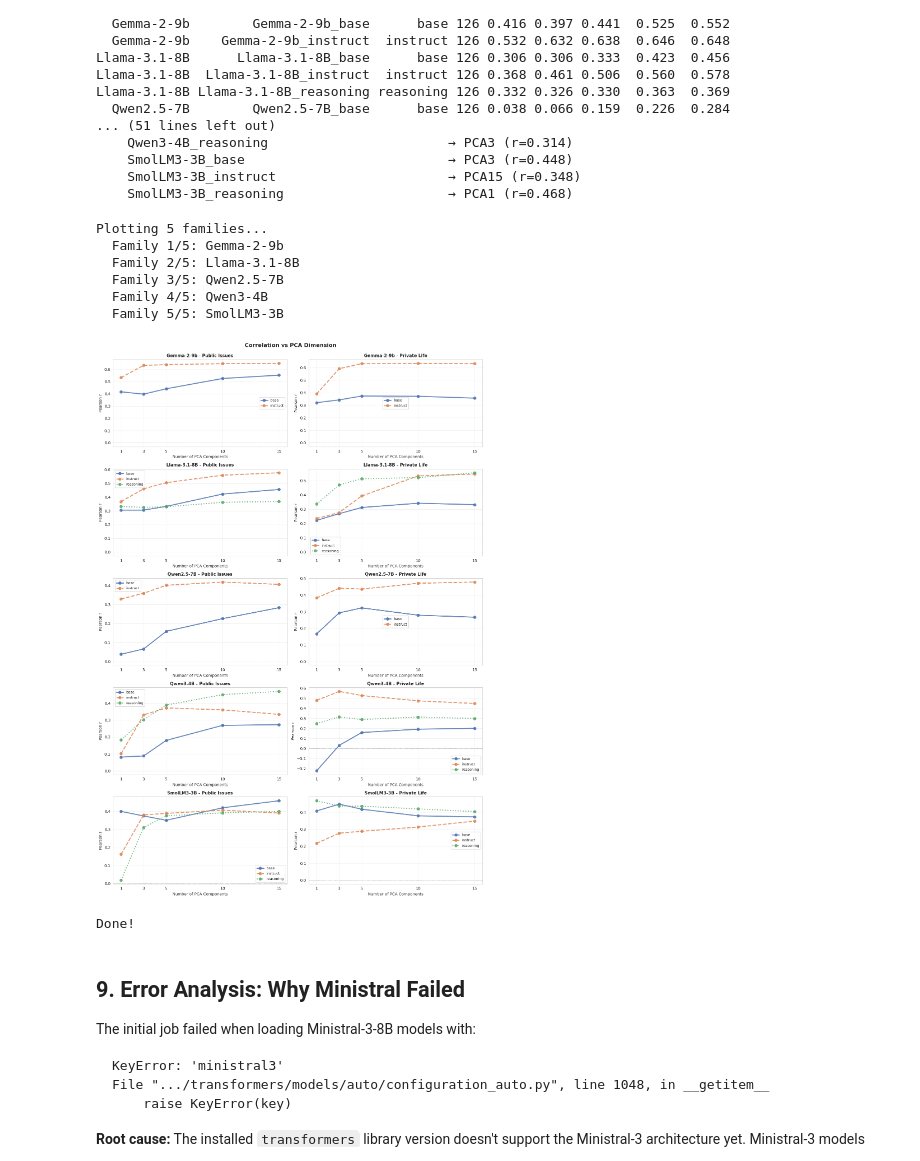
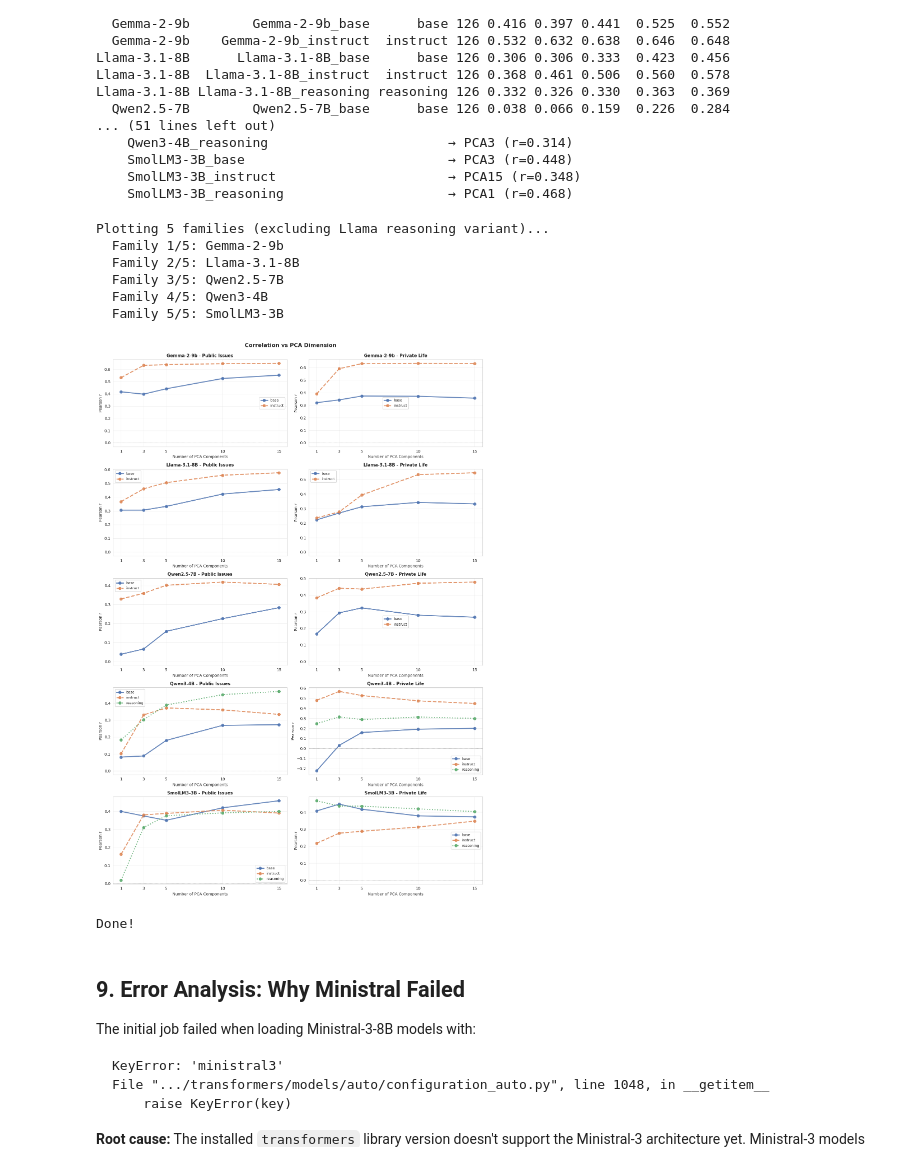
Before and after one commit to maxzhuyt/anes-polarization, a Jupyter notebook: llm_polarization/notebooks/explore_model_comparison.ipynb, the cells around one changed output. Drawn from its saved outputs; the diff is of its cells as text; code cells hidden in the pictures.

```diff
--- a/llm_polarization/notebooks/explore_model_comparison.ipynb
+++ b/llm_polarization/notebooks/explore_model_comparison.ipynb
@@ -499,11 +499,14 @@ Llama-3.1-8B Llama-3.1-8B_reasoning reasoning 126 0.332 0.326 0.330  0.363  0.36
 type_colors = {'base': '#4C72B0', 'instruct': '#DD8452', 'reasoning': '#55A868'}
 type_linestyles = {'base': '-', 'instruct': '--', 'reasoning': ':'}
 
+# Filter out Llama reasoning variant
+df_pca_filtered = df_pca[~((df_pca['family'] == 'Llama-3.1-8B') & (df_pca['type'] == 'reasoning'))].copy()
+
 # Get unique families
-families = sorted(df_pca['family'].unique())
+families = sorted(df_pca_filtered['family'].unique())
 n_families = len(families)
 
-print(f"Plotting {n_families} families...")
+print(f"Plotting {n_families} families (excluding Llama reasoning variant)...")
 
 # Create subplots: one row per family, two columns (public | private)
 fig, axes = plt.subplots(n_families, 2, figsize=(14, 4 * n_families))
@@ -518,7 +521,7 @@ elif axes.ndim == 1:
 for family_idx, family_name in enumerate(families):
     print(f"  Family {family_idx + 1}/{n_families}: {family_name}")
 
-    df_fam = df_pca[df_pca['family'] == family_name].copy()
+    df_fam = df_pca_filtered[df_pca_filtered['family'] == family_name].copy()
 
     # Public issues (left)
     ax_pub = axes[family_idx, 0]
@@ -553,35 +556,35 @@ for family_idx, family_name in enumerate(families):
         df_type = df_priv[df_priv['type'] == model_type]
         if len(df_type) > 0:
             row = df_type.iloc[0]
             vals = [row[f'PCA{d}'] for d in pca_dims]
             ax_priv.plot(pca_dims, vals,
                          marker='o', markersize=7,
                          color=type_colors[model_type],
                          linestyle=type_linestyles[model_type],
                          linewidth=2.5, alpha=0.85, label=model_type)
 
     ax_priv.set_xlabel('Number of PCA Components', fontsize=10)
     ax_priv.set_ylabel('Pearson r', fontsize=10)
     ax_priv.set_title(f'{family_name} - Private Life', fontsize=11, fontweight='bold')
     ax_priv.set_xticks(pca_dims)
     ax_priv.axhline(y=0, color='gray', linewidth=0.5, linestyle='--')
     ax_priv.grid(True, alpha=0.3)
     ax_priv.legend(fontsize=9, loc='best')
 
 fig.suptitle('Correlation vs PCA Dimension', fontsize=14, fontweight='bold', y=0.995)
 plt.tight_layout()
 plt.savefig('../results/comparison_pca_dims_per_family.png', dpi=150, bbox_inches='tight')
 plt.show()
 
 print("Done!")
 # %% [output]
-Plotting 5 families...
+Plotting 5 families (excluding Llama reasoning variant)...
   Family 1/5: Gemma-2-9b
   Family 2/5: Llama-3.1-8B
   Family 3/5: Qwen2.5-7B
   Family 4/5: Qwen3-4B
   Family 5/5: SmolLM3-3B
-[figure, old version]
+[figure, new version]
 Done!
 # %% [markdown]
 ## 9. Error Analysis: Why Ministral Failed
```
Also changed, not shown: 11 other files.
